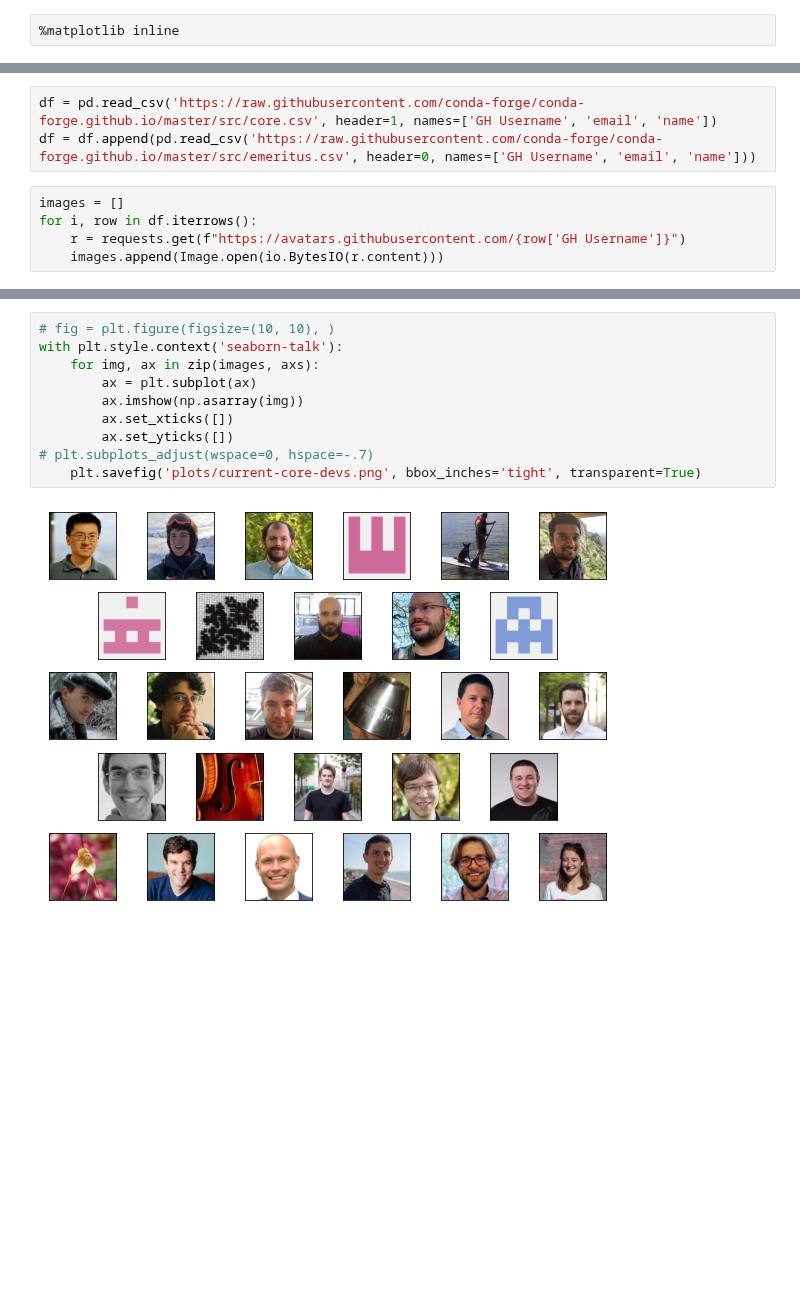
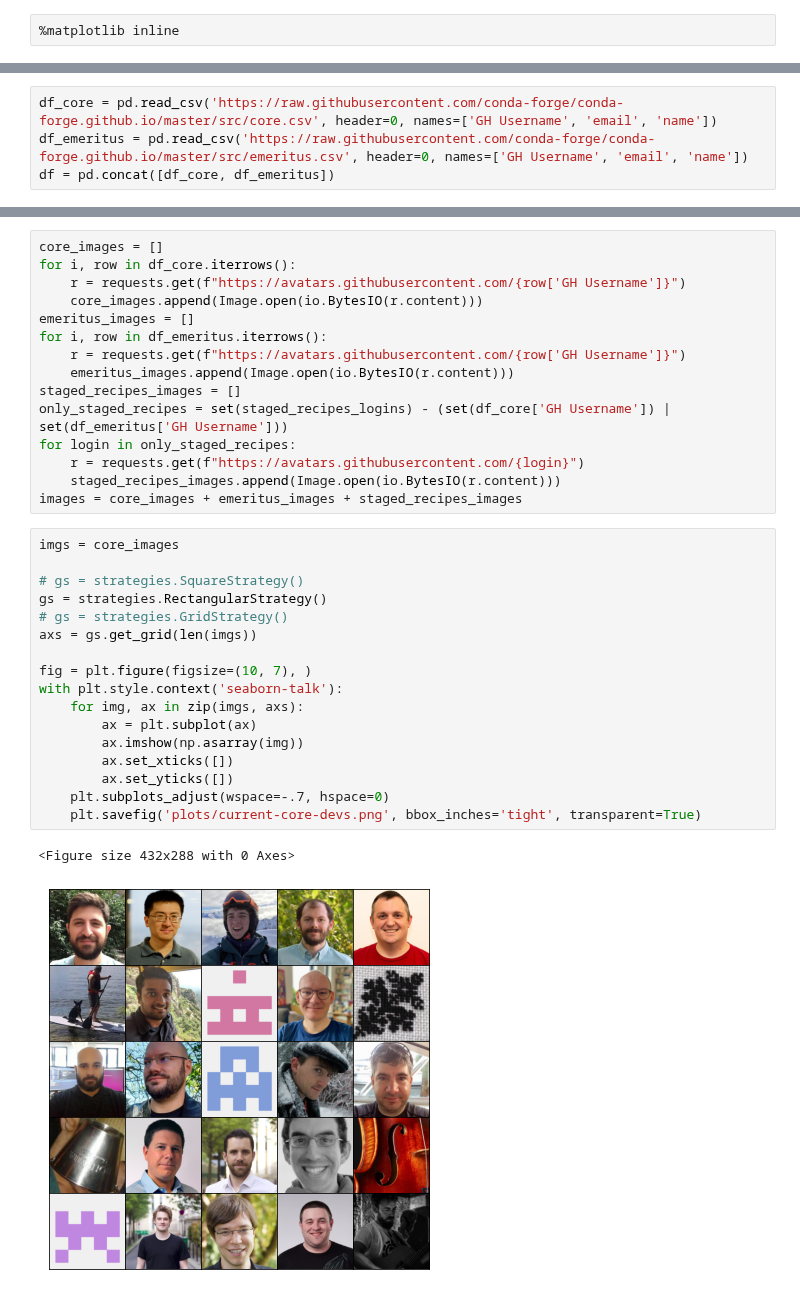
Before and after one commit to conda-forge/by-the-numbers, a Jupyter notebook: core_images.ipynb, the cells around one changed output, grey strips where cells are left out. Cells and saved outputs as stored; diff of their text form; blank space fills up the shorter version.

```diff
--- a/core_images.ipynb
+++ b/core_images.ipynb
@@ -12,8 +40,4 @@ import pandas as pd
 # %%
-df = pd.read_csv('https://raw.githubusercontent.com/conda-forge/conda-forge.github.io/master/src/core.csv', header=1, names=['GH Username', 'email', 'name'])
-df = df.append(pd.read_csv('https://raw.githubusercontent.com/conda-forge/conda-forge.github.io/master/src/emeritus.csv', header=0, names=['GH Username', 'email', 'name']))
+df_core = pd.read_csv('https://raw.githubusercontent.com/conda-forge/conda-forge.github.io/master/src/core.csv', header=0, names=['GH Username', 'email', 'name'])
+df_emeritus = pd.read_csv('https://raw.githubusercontent.com/conda-forge/conda-forge.github.io/master/src/emeritus.csv', header=0, names=['GH Username', 'email', 'name'])
+df = pd.concat([df_core, df_emeritus])
-# %%
-images = []
-for i, row in df.iterrows():
-    r = requests.get(f"https://avatars.githubusercontent.com/{row['GH Username']}")
-    images.append(Image.open(io.BytesIO(r.content)))
@@ -29,12 +76,35 @@ import numpy as np
+# %%
+core_images = []
+for i, row in df_core.iterrows():
+    r = requests.get(f"https://avatars.githubusercontent.com/{row['GH Username']}")
+    core_images.append(Image.open(io.BytesIO(r.content)))
+emeritus_images = []
+for i, row in df_emeritus.iterrows():
+    r = requests.get(f"https://avatars.githubusercontent.com/{row['GH Username']}")
+    emeritus_images.append(Image.open(io.BytesIO(r.content)))
+staged_recipes_images = []
+only_staged_recipes = set(staged_recipes_logins) - (set(df_core['GH Username']) | set(df_emeritus['GH Username']))
+for login in only_staged_recipes:
+    r = requests.get(f"https://avatars.githubusercontent.com/{login}")
+    staged_recipes_images.append(Image.open(io.BytesIO(r.content)))
+images = core_images + emeritus_images + staged_recipes_images
 # %%
-# fig = plt.figure(figsize=(10, 10), )
+imgs = core_images
+
+# gs = strategies.SquareStrategy()
+gs = strategies.RectangularStrategy()
+# gs = strategies.GridStrategy()
+axs = gs.get_grid(len(imgs))
+
+fig = plt.figure(figsize=(10, 7), )
 with plt.style.context('seaborn-talk'):
-    for img, ax in zip(images, axs):
+    for img, ax in zip(imgs, axs):
         ax = plt.subplot(ax)
         ax.imshow(np.asarray(img))
         ax.set_xticks([])
         ax.set_yticks([])
-# plt.subplots_adjust(wspace=0, hspace=-.7)
+    plt.subplots_adjust(wspace=-.7, hspace=0)
     plt.savefig('plots/current-core-devs.png', bbox_inches='tight', transparent=True)
 # %% [output]
+<Figure size 432x288 with 0 Axes>
-[figure, old version]
+[figure, new version]
```
Also changed, not shown: parts of 13 cells of this notebook, 14 other files.
